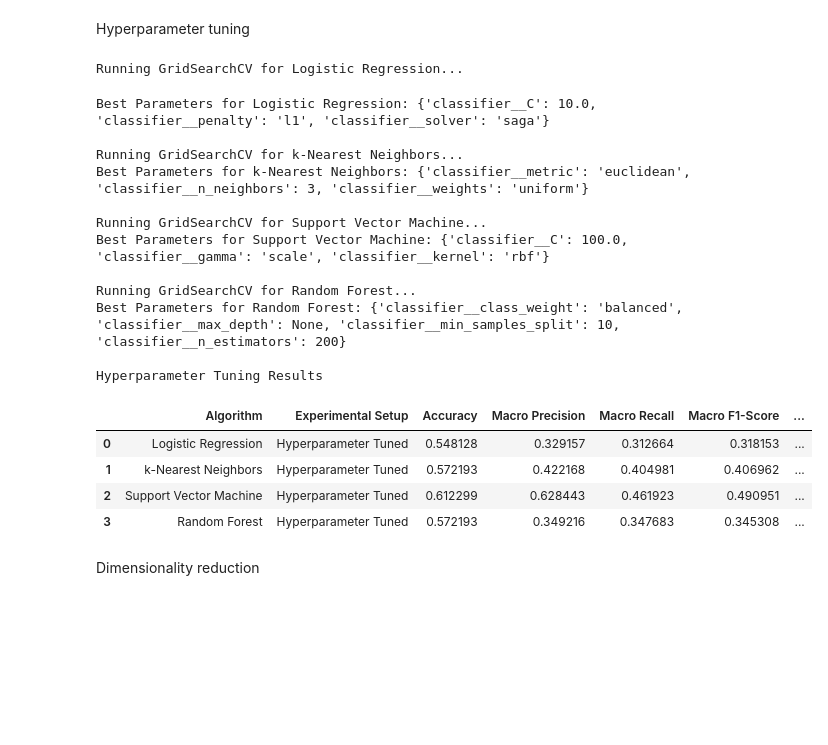
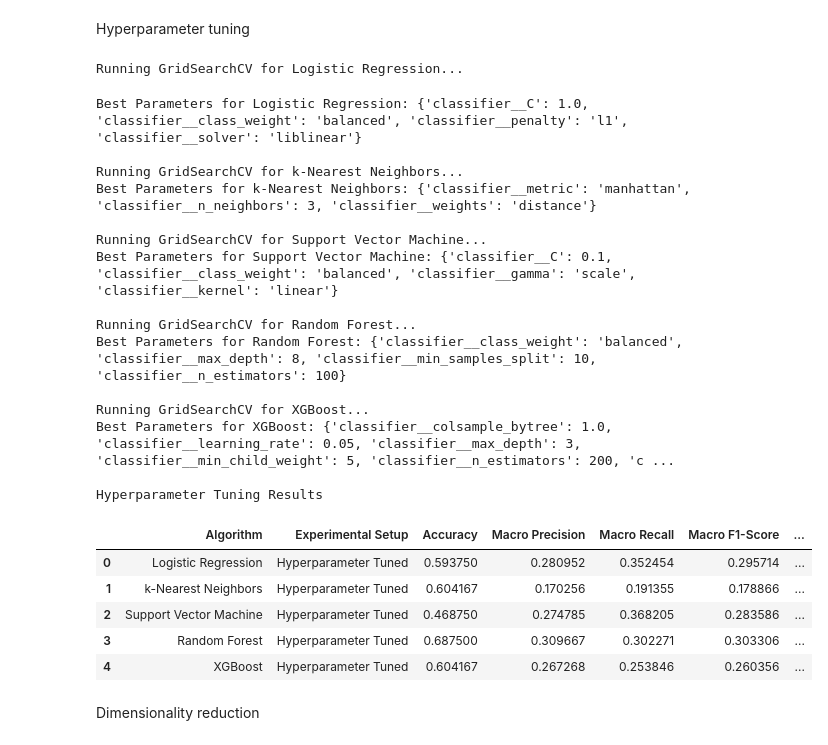
Before and after one commit to Aris1401/Credit-Score-Prediction---Supervised-Machine-Learning-Techniques---Coursework, a Jupyter notebook: Source/Internal/3_data_model_training.ipynb, the cells around one changed output. Drawn from its saved outputs; the diff is of its cells as text; code cells hidden in the pictures; blank space fills up the shorter version.

```diff
--- a/Source/Internal/3_data_model_training.ipynb
+++ b/Source/Internal/3_data_model_training.ipynb
@@ -2,7 +2,7 @@
 import pandas as pd
 import joblib
 # %%
-credit_score = pd.read_csv("./Data/credit_score_imputed.csv")
+credit_score = pd.read_csv("./Data/rated_credit_score.csv")
 credit_score_preprocessor = joblib.load("./Data/credit_score_preprocessor.pkl")
 # %% [markdown]
 Splitting the dataset
@@ -12,7 +12,7 @@ from sklearn.model_selection import train_test_split
 X = credit_score.drop(columns=['A1'])
 y = credit_score['A1'].values
 # %%
-X_train, X_test, y_train, y_test = train_test_split(X, y, test_size=.2, random_state=42)
+X_train, X_test, y_train, y_test = train_test_split(X, y, test_size=.2, random_state=42, stratify=y)
 # %% [markdown]
 Model training
 # %%
@@ -32,11 +32,16 @@ y_train_xgb = y_train - 1
 y_test_xgb = y_test - 1
 
 models = {
-    'Logistic Regression': LogisticRegression(max_iter=1000, random_state=42),
+    'Logistic Regression': LogisticRegression(max_iter=1000, random_state=42, class_weight='balanced'),
     'k-Nearest Neighbors': KNeighborsClassifier(n_neighbors=5),
-    'Support Vector Machine': SVC(kernel='rbf', random_state=42),
-    'Random Forest': RandomForestClassifier(n_estimators=100, random_state=42),
-    # 'XGBoost': XGBClassifier(n_estimators=100, eval_metric='mlogloss', random_state=42)
+    'Support Vector Machine': SVC(kernel='rbf', random_state=42, class_weight='balanced'),
+    'Random Forest': RandomForestClassifier(n_estimators=100, random_state=42, class_weight='balanced'),
+    'XGBoost': XGBClassifier(
+        objective='multi:softprob',
+        num_class=5,
+        eval_metric='mlogloss',
+        random_state=42
+    )
 }
 
 baseline_results = []
@@ -151,11 +157,14 @@ Hyperparameter tuning
 # %%
 from sklearn.model_selection import GridSearchCV
 # %%
+from sklearn.utils.class_weight import compute_sample_weight
+
 param_grids = {
     'Logistic Regression': {
         'classifier__C': [0.01, 0.1, 1.0, 10.0],
         'classifier__penalty': ['l1', 'l2'],
-        'classifier__solver': ['liblinear', 'saga']
+        'classifier__solver': ['liblinear', 'saga'],
+        'classifier__class_weight': ['balanced']
     },
     'k-Nearest Neighbors': {
         'classifier__n_neighbors': [3, 5, 7, 9, 11, 15],
@@ -165,19 +174,27 @@ param_grids = {
     'Support Vector Machine': {
         'classifier__C': [0.1, 1.0, 10.0, 100.0],
         'classifier__kernel': ['linear', 'rbf'],
-        'classifier__gamma': ['scale', 'auto']
+        'classifier__gamma': ['scale', 'auto'],
+        'classifier__class_weight': ['balanced']
     },
     'Random Forest': {
         'classifier__n_estimators': [50, 100, 200],
         'classifier__max_depth': [None, 8, 12, 16],
         'classifier__min_samples_split': [2, 5, 10],
-        'classifier__class_weight': [None, 'balanced']
+        'classifier__class_weight': ['balanced']
+    },
+    'XGBoost': {
+        'classifier__n_estimators': [100, 200],
+        'classifier__max_depth': [3, 5, 7],
+        'classifier__learning_rate': [0.01, 0.05, 0.1],
+        'classifier__subsample': [0.8, 1.0],
+        'classifier__colsample_bytree': [0.8, 1.0],
+        'classifier__min_child_weight': [1, 3, 5]
     }
 }
 
 tuned_results = []
 best_estimators = {}
-
 for name, model in models.items():
     print(f"Running GridSearchCV for {name}...")
 
@@ -194,49 +211,65 @@ for name, model in models.items():
         n_jobs=-1
     )
 
-    grid_search.fit(X_train, y_train)
-    best_pipeline = grid_search.best_estimator_
-    best_estimators[name] = best_pipeline
+    if name == 'XGBoost':
+        y_train_xgb = y_train - 1
+        sample_weights = compute_sample_weight('balanced', y_train_xgb)
 
-    preds = best_pipeline.predict(X_test)
+        grid_search.fit(X_train, y_train_xgb, classifier__sample_weight=sample_weights)
+
+        best_pipeline = grid_search.best_estimator_
+        best_estimators[name] = best_pipeline
+
+        preds = best_pipeline.predict(X_test) + 1
+    else:
+        grid_search.fit(X_train, y_train)
+
+        best_pipeline = grid_search.best_estimator_
+        best_estimators[name] = best_pipeline
+
+        preds = best_pipeline.predict(X_test)
 
     print(f"Best Parameters for {name}: {grid_search.best_params_}\n")
 
     result_dict = {
         'Algorithm': name,
         'Experimental Setup': 'Hyperparameter Tuned',
         'Accuracy': accuracy_score(y_test, preds),
         'Macro Precision': precision_score(y_test, preds, average='macro', zero_division=0),
         'Macro Recall': recall_score(y_test, preds, average='macro', zero_division=0),
         'Macro F1-Score': f1_score(y_test, preds, average='macro', zero_division=0),
         'Weighted F1-Score': f1_score(y_test, preds, average='weighted', zero_division=0)
     }
 
     tuned_results.append(result_dict)
     master_results.append(result_dict)
 
 df_tuned = pd.DataFrame(tuned_results)
 print("Hyperparameter Tuning Results")
 display(df_tuned.style.background_gradient(cmap='Blues', subset=['Accuracy', 'Macro F1-Score']))
 # %% [output]
 Running GridSearchCV for Logistic Regression...
-Best Parameters for Logistic Regression: {'classifier__C': 10.0, 'classifier__penalty': 'l1', 'classifier__solver': 'saga'}
+Best Parameters for Logistic Regression: {'classifier__C': 1.0, 'classifier__class_weight': 'balanced', 'classifier__penalty': 'l1', 'classifier__solver': 'liblinear'}
 
 Running GridSearchCV for k-Nearest Neighbors...
-Best Parameters for k-Nearest Neighbors: {'classifier__metric': 'euclidean', 'classifier__n_neighbors': 3, 'classifier__weights': 'uniform'}
+Best Parameters for k-Nearest Neighbors: {'classifier__metric': 'manhattan', 'classifier__n_neighbors': 3, 'classifier__weights': 'distance'}
 
 Running GridSearchCV for Support Vector Machine...
-Best Parameters for Support Vector Machine: {'classifier__C': 100.0, 'classifier__gamma': 'scale', 'classifier__kernel': 'rbf'}
+Best Parameters for Support Vector Machine: {'classifier__C': 0.1, 'classifier__class_weight': 'balanced', 'classifier__gamma': 'scale', 'classifier__kernel': 'linear'}
 
 Running GridSearchCV for Random Forest...
-Best Parameters for Random Forest: {'classifier__class_weight': 'balanced', 'classifier__max_depth': None, 'classifier__min_samples_split': 10, 'classifier__n_estimators': 200}
+Best Parameters for Random Forest: {'classifier__class_weight': 'balanced', 'classifier__max_depth': 8, 'classifier__min_samples_split': 10, 'classifier__n_estimators': 100}
+
+Running GridSearchCV for XGBoost...
+Best Parameters for XGBoost: {'classifier__colsample_bytree': 1.0, 'classifier__learning_rate': 0.05, 'classifier__max_depth': 3, 'classifier__min_child_weight': 5, 'classifier__n_estimators': 200, 'c ...
 
 Hyperparameter Tuning Results
 |  | Algorithm | Experimental Setup | Accuracy | Macro Precision | Macro Recall | Macro F1-Score | ... |
-| 0 | Logistic Regression | Hyperparameter Tuned | 0.548128 | 0.329157 | 0.312664 | 0.318153 | ... |
-| 1 | k-Nearest Neighbors | Hyperparameter Tuned | 0.572193 | 0.422168 | 0.404981 | 0.406962 | ... |
-| 2 | Support Vector Machine | Hyperparameter Tuned | 0.612299 | 0.628443 | 0.461923 | 0.490951 | ... |
-| 3 | Random Forest | Hyperparameter Tuned | 0.572193 | 0.349216 | 0.347683 | 0.345308 | ... |
+| 0 | Logistic Regression | Hyperparameter Tuned | 0.593750 | 0.280952 | 0.352454 | 0.295714 | ... |
+| 1 | k-Nearest Neighbors | Hyperparameter Tuned | 0.604167 | 0.170256 | 0.191355 | 0.178866 | ... |
+| 2 | Support Vector Machine | Hyperparameter Tuned | 0.468750 | 0.274785 | 0.368205 | 0.283586 | ... |
+| 3 | Random Forest | Hyperparameter Tuned | 0.687500 | 0.309667 | 0.302271 | 0.303306 | ... |
+| 4 | XGBoost | Hyperparameter Tuned | 0.604167 | 0.267268 | 0.253846 | 0.260356 | ... |
 # %% [markdown]
 Dimensionality reduction
 # %%
```
Also changed, not shown: parts of 8 cells of this notebook, 6 other files.
